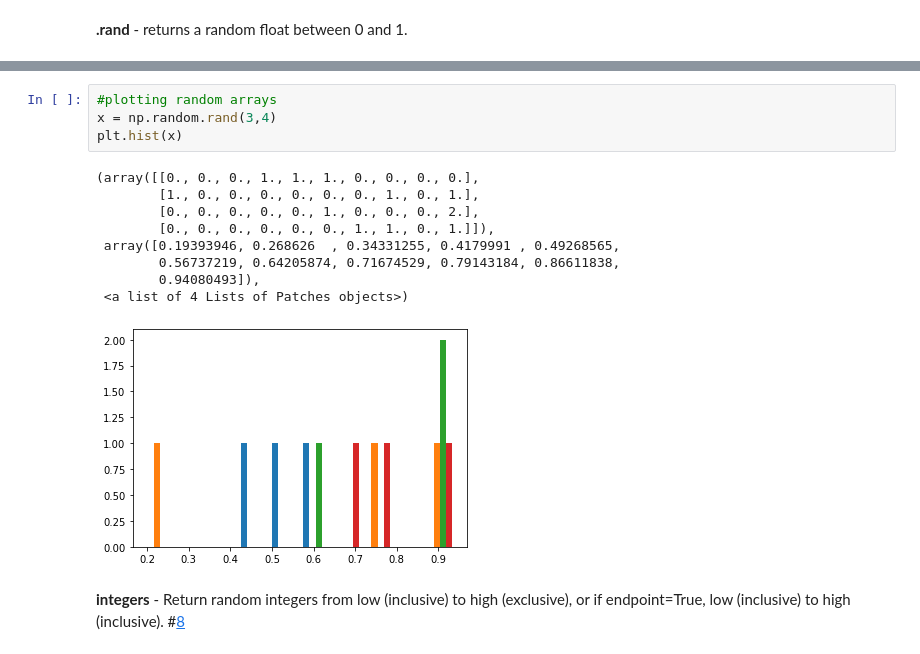
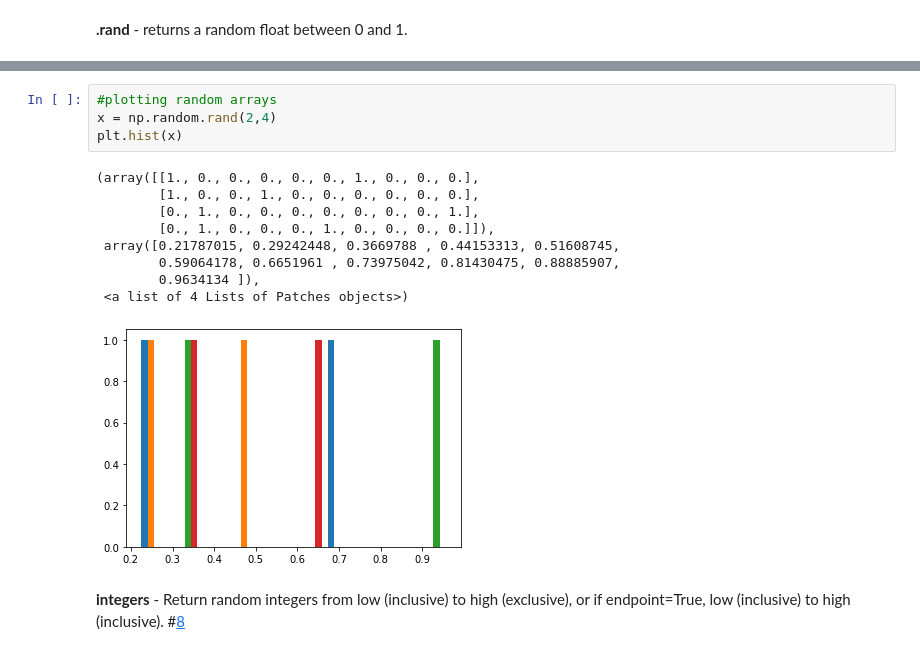
Before and after one commit to AineNicD/numpy-random, a Jupyter notebook: numpy-random.ipynb, the cells around one changed output, grey strips where cells are left out. Cells and saved outputs as stored; diff of their text form.

```diff
--- a/numpy-random.ipynb
+++ b/numpy-random.ipynb
@@ -195,17 +202,17 @@ np.random.rand()
 # %%
 #plotting random arrays
-x = np.random.rand(3,4)
+x = np.random.rand(2,4)
 plt.hist(x)
 # %% [output]
-(array([[0., 0., 0., 1., 1., 1., 0., 0., 0., 0.],
-        [1., 0., 0., 0., 0., 0., 0., 1., 0., 1.],
-        [0., 0., 0., 0., 0., 1., 0., 0., 0., 2.],
-        [0., 0., 0., 0., 0., 0., 1., 1., 0., 1.]]),
- array([0.19393946, 0.268626  , 0.34331255, 0.4179991 , 0.49268565,
-        0.56737219, 0.64205874, 0.71674529, 0.79143184, 0.86611838,
-        0.94080493]),
+(array([[1., 0., 0., 0., 0., 0., 1., 0., 0., 0.],
+        [1., 0., 0., 1., 0., 0., 0., 0., 0., 0.],
+        [0., 1., 0., 0., 0., 0., 0., 0., 0., 1.],
+        [0., 1., 0., 0., 0., 1., 0., 0., 0., 0.]]),
+ array([0.21787015, 0.29242448, 0.3669788 , 0.44153313, 0.51608745,
+        0.59064178, 0.6651961 , 0.73975042, 0.81430475, 0.88885907,
+        0.9634134 ]),
  <a list of 4 Lists of Patches objects>)
-[figure, old version]
+[figure, new version]
 # %% [markdown]
 <b>integers</b> - Return random integers from low (inclusive) to high (exclusive), or if endpoint=True, low (inclusive) to high (inclusive). #[8](https://numpy.org/doc/stable/reference/random/generator.html)
 # %%
```
Also changed, not shown: parts of 93 cells of this notebook, 2 other files.
